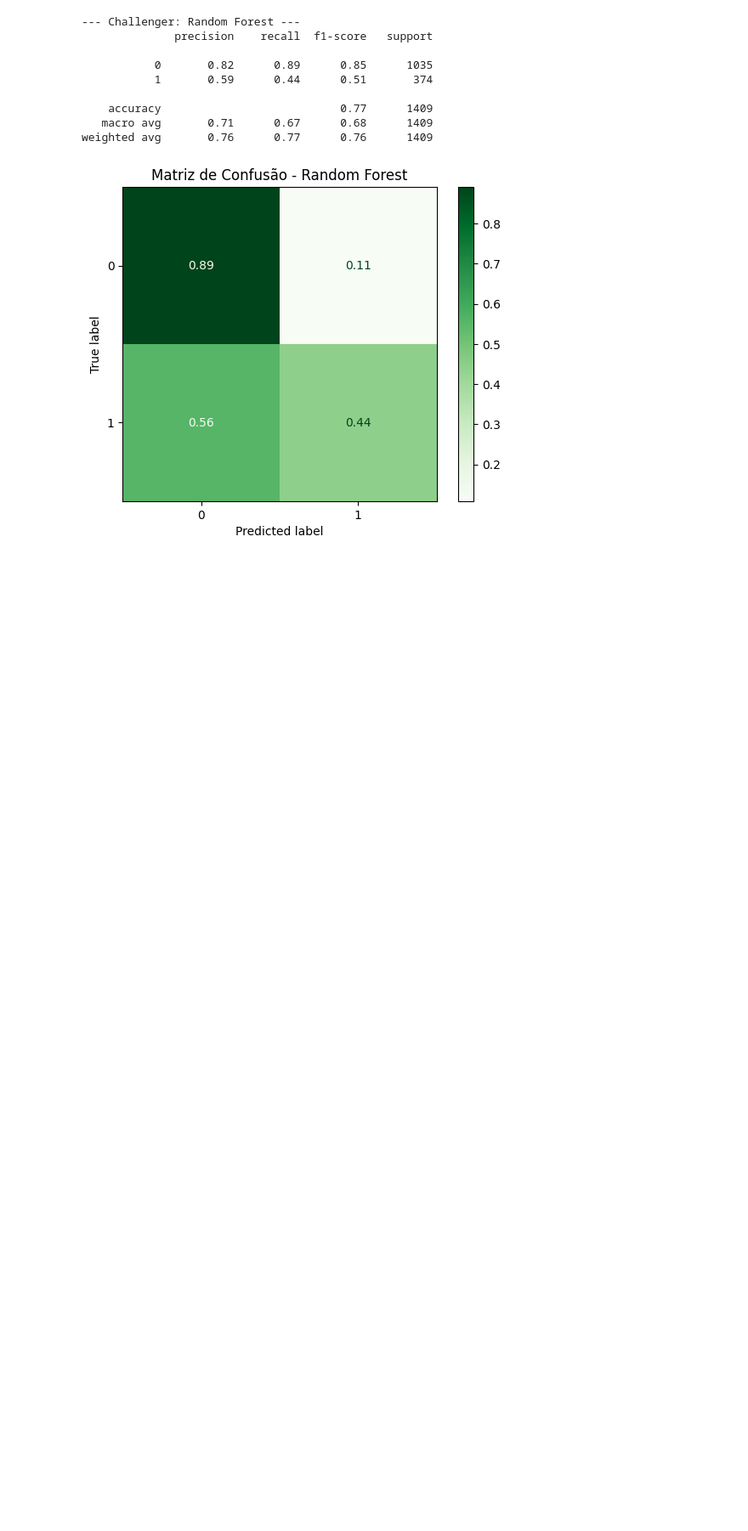
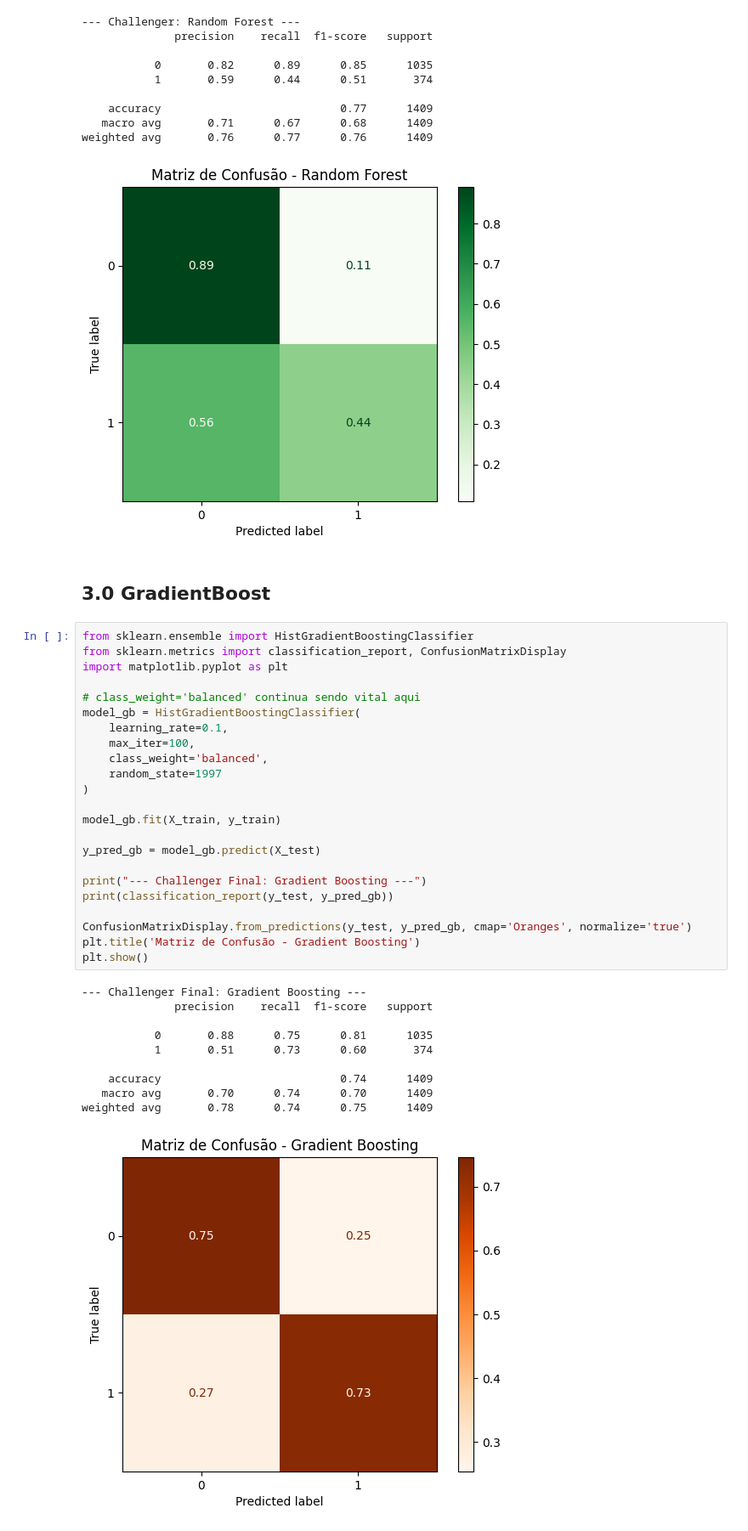
Before and after one commit to JCarapina/projeto-churn-telecom, a Jupyter notebook: notebooks/03_modeling.ipynb, the cells around one changed output. Shown at 85% size. Drawn from its saved outputs; the diff is of its cells as text; blank space fills up the shorter version.

Commit message:
Gradiente Boosting

```diff
--- a/notebooks/03_modeling.ipynb
+++ b/notebooks/03_modeling.ipynb
@@ -132,3 +132,39 @@ plt.show()
    macro avg       0.71      0.67      0.68      1409
 weighted avg       0.76      0.77      0.76      1409
 [figure]
+# %% [markdown]
+## 3.0 GradientBoost
+# %%
+from sklearn.ensemble import HistGradientBoostingClassifier
+from sklearn.metrics import classification_report, ConfusionMatrixDisplay
+import matplotlib.pyplot as plt
+
+# class_weight='balanced' continua sendo vital aqui
+model_gb = HistGradientBoostingClassifier(
+    learning_rate=0.1,
+    max_iter=100,
+    class_weight='balanced',
+    random_state=1997
+)
+
+model_gb.fit(X_train, y_train)
+
+y_pred_gb = model_gb.predict(X_test)
+
+print("--- Challenger Final: Gradient Boosting ---")
+print(classification_report(y_test, y_pred_gb))
+
+ConfusionMatrixDisplay.from_predictions(y_test, y_pred_gb, cmap='Oranges', normalize='true')
+plt.title('Matriz de Confusão - Gradient Boosting')
+plt.show()
+# %% [output]
+--- Challenger Final: Gradient Boosting ---
+              precision    recall  f1-score   support
+
+           0       0.88      0.75      0.81      1035
+           1       0.51      0.73      0.60       374
+
+    accuracy                           0.74      1409
+   macro avg       0.70      0.74      0.70      1409
+weighted avg       0.78      0.74      0.75      1409
+[figure, added]
```
Also changed, not shown: parts of 3 cells of this notebook.
